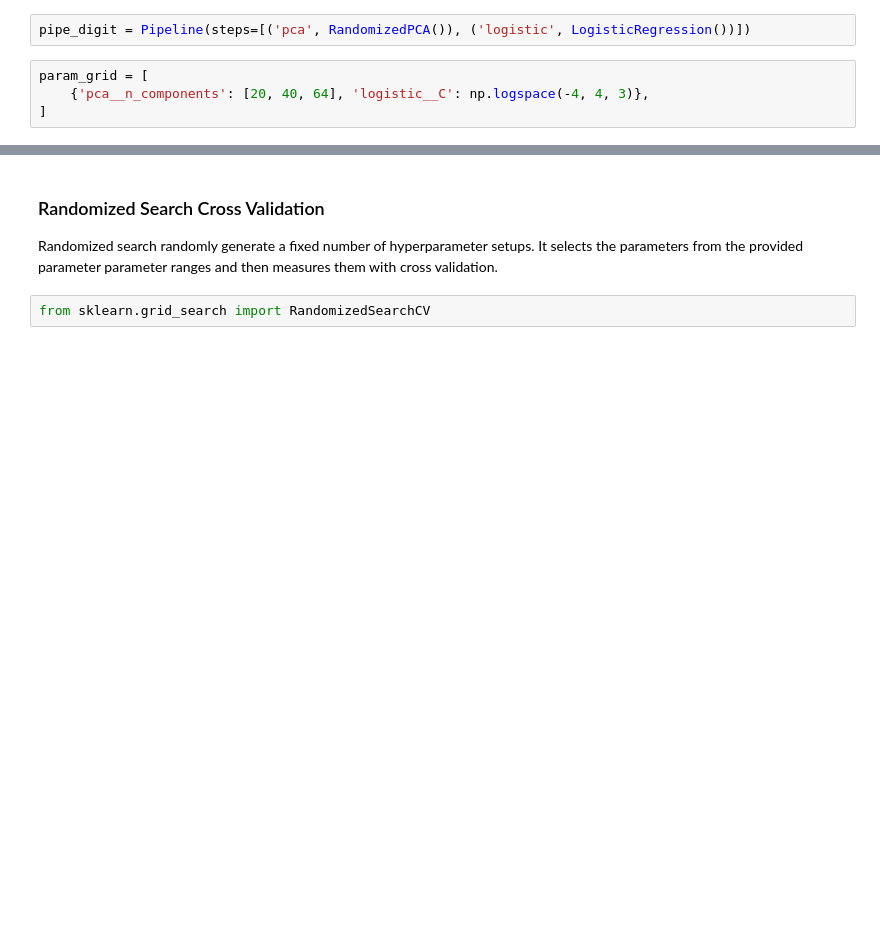
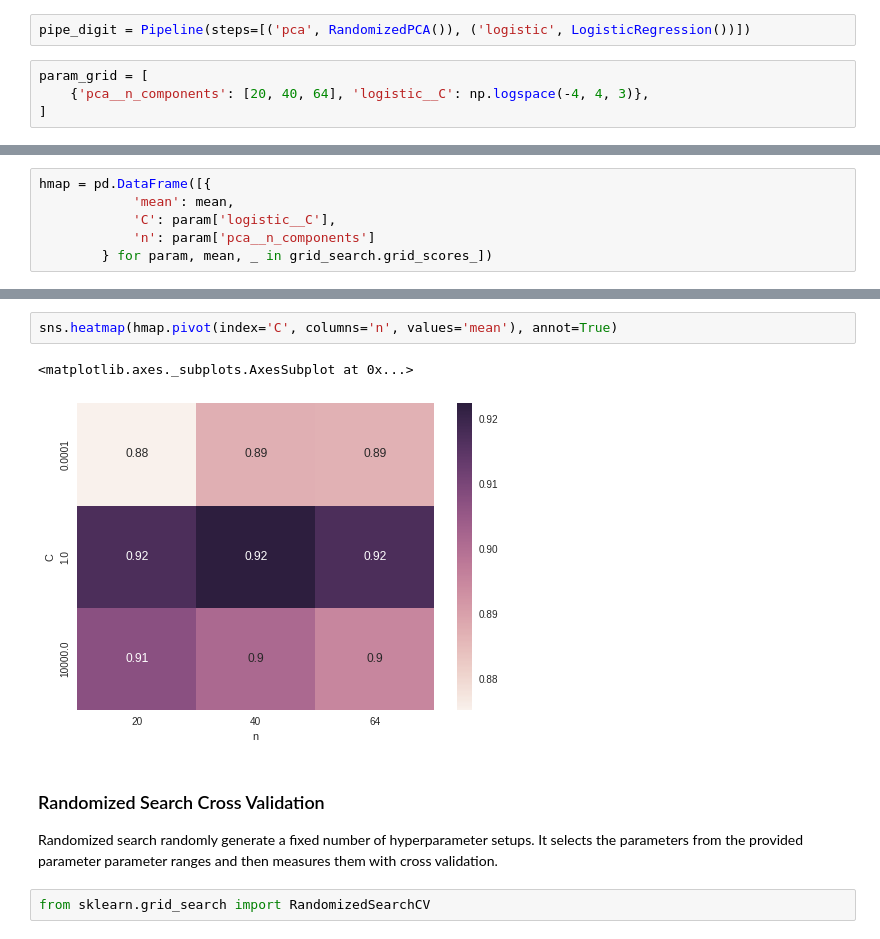
Before and after one commit to fulibacsi/oldsite, a Jupyter notebook: notebooks/DS_szisz_2016_I_7.ipynb, the cells around one changed output, grey strips where cells are left out. Cells and saved outputs as stored; diff of their text form; blank space fills up the shorter version.

```diff
--- a/notebooks/DS_szisz_2016_I_7.ipynb
+++ b/notebooks/DS_szisz_2016_I_7.ipynb
@@ -116,0 +204,6 @@ grid_search.best_params_, grid_search.best_score_
+# %%
+hmap = pd.DataFrame([{
+            'mean': mean,
+            'C': param['logistic__C'],
+            'n': param['pca__n_components']
+        } for param, mean, _ in grid_search.grid_scores_])
@@ -117,3 +223,8 @@ grid_search.best_params_, grid_search.best_score_
+# %%
+sns.heatmap(hmap.pivot(index='C', columns='n', values='mean'), annot=True)
+# %% [output]
+<matplotlib.axes._subplots.AxesSubplot at 0x...>
+[figure, added]
 # %% [markdown]
 ### Randomized Search Cross Validation
 Randomized search randomly generate a fixed number of hyperparameter setups. It selects the parameters from the provided parameter parameter ranges and then measures them with cross validation.
```
Also changed, not shown: parts of 30 cells of this notebook.
